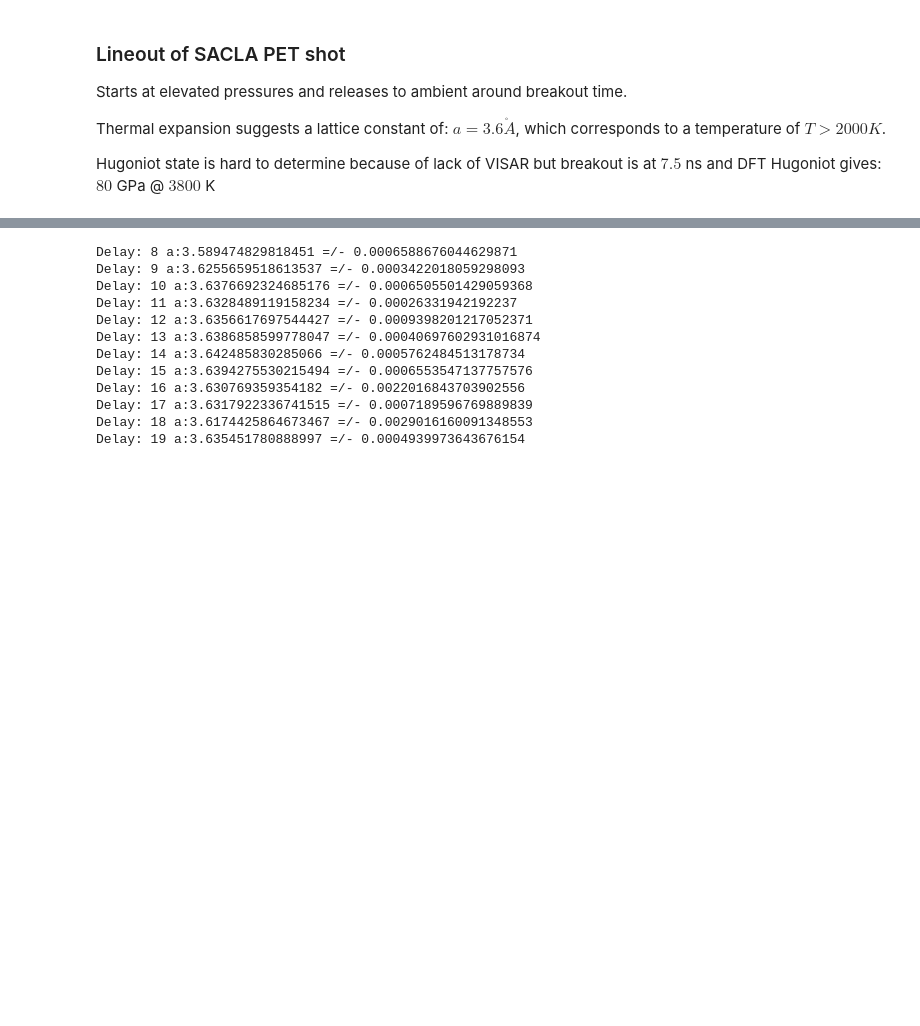
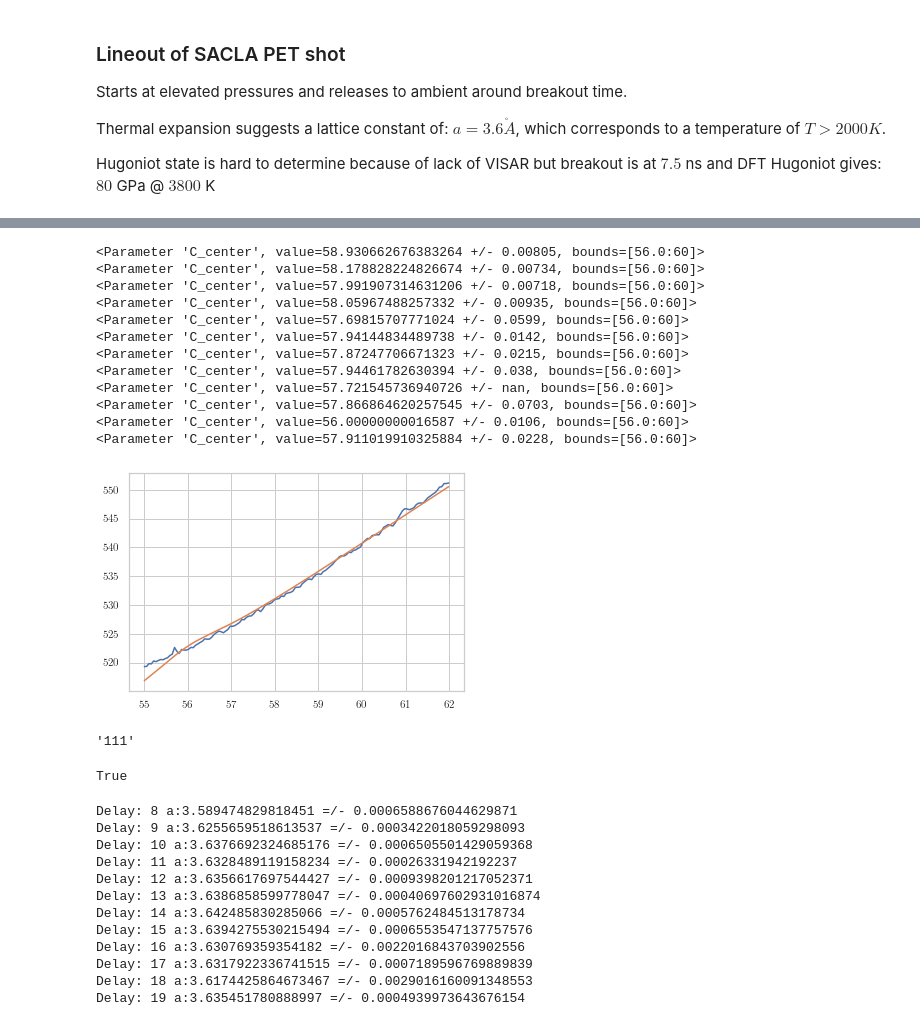
Before and after one commit to HeuserB/PhD_Thesis, a Jupyter notebook: notebooks/diamond_formation_LW03/diamond_formation.ipynb, the cells around one changed output, grey strips where cells are left out. Drawn from its saved outputs; the diff is of its cells as text; code cells hidden in the pictures; blank space fills up the shorter version.

```diff
--- a/notebooks/diamond_formation_LW03/diamond_formation.ipynb
+++ b/notebooks/diamond_formation_LW03/diamond_formation.ipynb
@@ -624,3 +204,76 @@ plt.savefig('../../../../../W_PhD_Articles/Heuser_ND_recovery/figures/TempDiamon
+# %%
+for delay_id, delay in enumerate([8,9,10,11,12,13,14,15,16,17,18,19]):
+    run                         =   SACLA_dict[delay]
+    run_data, ref_data          =   load_SACLA(run)
+
+    thetarange                  =   [55., 62.0]
+
+    thetamin, thetamax          = thetarange[0], thetarange[1]
+    mask                        = np.logical_and(run_data[:,0] > thetamin, run_data[:,0] < thetamax)
+
+
+    def background(x,a,b):
+        return a * x + b
+
+    def single_peak(x, amp, C_center, C_sigma):
+        return lorentzian(x,amp,C_center,C_sigma)
+
+    stderr       =    None
+    while stderr==None:
+        bkg_model                   = Model(background,prefix='bkg_')
+
+        pars                        = bkg_model.make_params()
+
+        pars['bkg_a'].set(value=np.random.normal(0.21708,0.1))
+        pars['bkg_b'].set(value=np.random.normal(-3.031587,1.5))
+
+        model                       = bkg_model
+
+        peak                        = Model(single_peak)
+        pars.update(peak.make_params())
+
+        pars['C_center'].set(value=np.random.normal(58.5,1.), min=56., max=60)
+        pars['C_sigma'].set(value=np.random.normal(2,0.1), min=0, max=100)
+        pars['amp'].set(value=np.random.normal(550,10),min=0.,max=10000.)
+
+        model                       += peak
+
+        out200                      = model.fit(run_data[:,1][mask], pars, x=run_data[:,0][mask],weights=1/run_data[:,2][mask])
+        stderr                      = out200.params["C_center"].stderr
+        if stderr != None:
+            if stderr > 2.0:
+                stderr=None
+    print(out200.params["C_center"])
+    if delay==18.:
+        y,x                         =   run_data[:,1][mask], run_data[:,0][mask]
+        plt.plot(x,y)
+        plt.plot(x,out200.best_fit)
+# %% [output]
+<Parameter 'C_center', value=58.930662676383264 +/- 0.00805, bounds=[56.0:60]>
+<Parameter 'C_center', value=58.178828224826674 +/- 0.00734, bounds=[56.0:60]>
+<Parameter 'C_center', value=57.991907314631206 +/- 0.00718, bounds=[56.0:60]>
+<Parameter 'C_center', value=58.05967488257332 +/- 0.00935, bounds=[56.0:60]>
+<Parameter 'C_center', value=57.69815707771024 +/- 0.0599, bounds=[56.0:60]>
+<Parameter 'C_center', value=57.94144834489738 +/- 0.0142, bounds=[56.0:60]>
+<Parameter 'C_center', value=57.87247706671323 +/- 0.0215, bounds=[56.0:60]>
+<Parameter 'C_center', value=57.94461782630394 +/- 0.038, bounds=[56.0:60]>
+<Parameter 'C_center', value=57.721545736940726 +/- nan, bounds=[56.0:60]>
+<Parameter 'C_center', value=57.866864620257545 +/- 0.0703, bounds=[56.0:60]>
+<Parameter 'C_center', value=56.00000000016587 +/- 0.0106, bounds=[56.0:60]>
+<Parameter 'C_center', value=57.911019910325884 +/- 0.0228, bounds=[56.0:60]>
+[figure, added]
+# %%
+peak        =   np.array([1,1,1])
+str_peak    = ''
+for ikl in peak:
+    str_peak += str(ikl)
+str_peak
+# %% [output]
+'111'
+# %%
+(peak == np.array([1,1,1])).all()
+# %% [output]
+True
 # %%
 for delay_id, delay in enumerate([8,9,10,11,12,13,14,15,16,17,18,19]):
     print(f"Delay: {delay} a:{lattice[delay_id]} =/- {lattice_err[delay_id]}")
```
Also changed, not shown: parts of 19 cells of this notebook, 9 other files.
